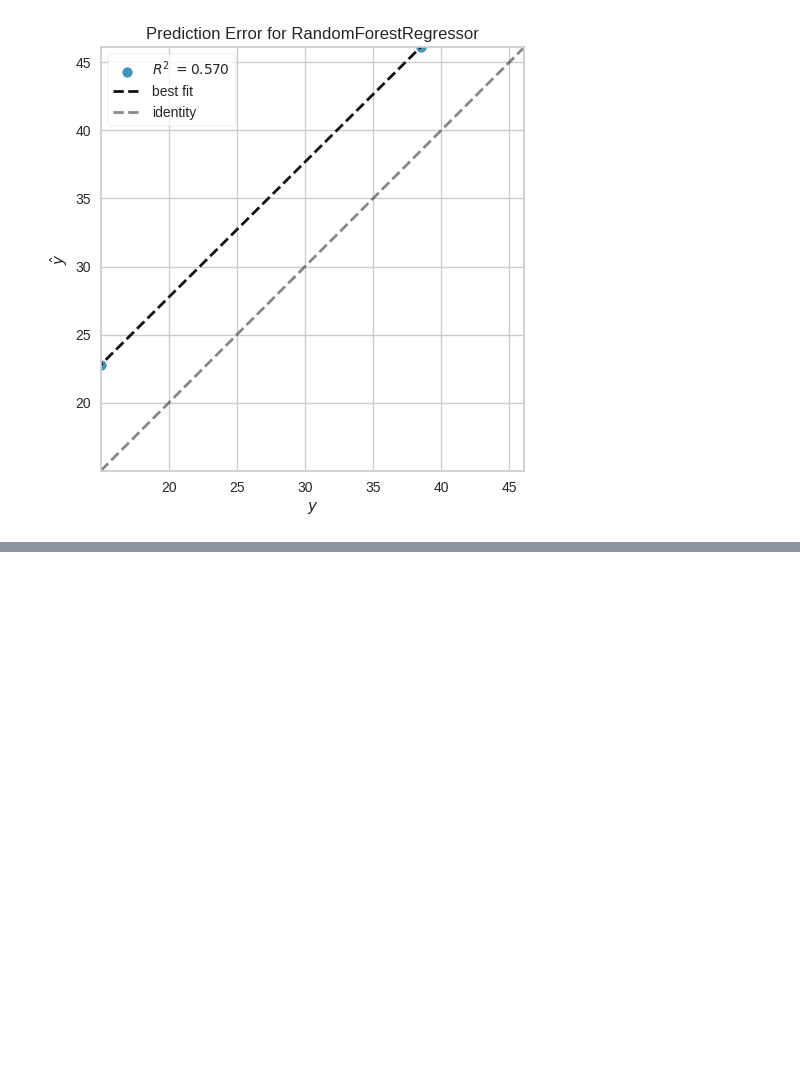
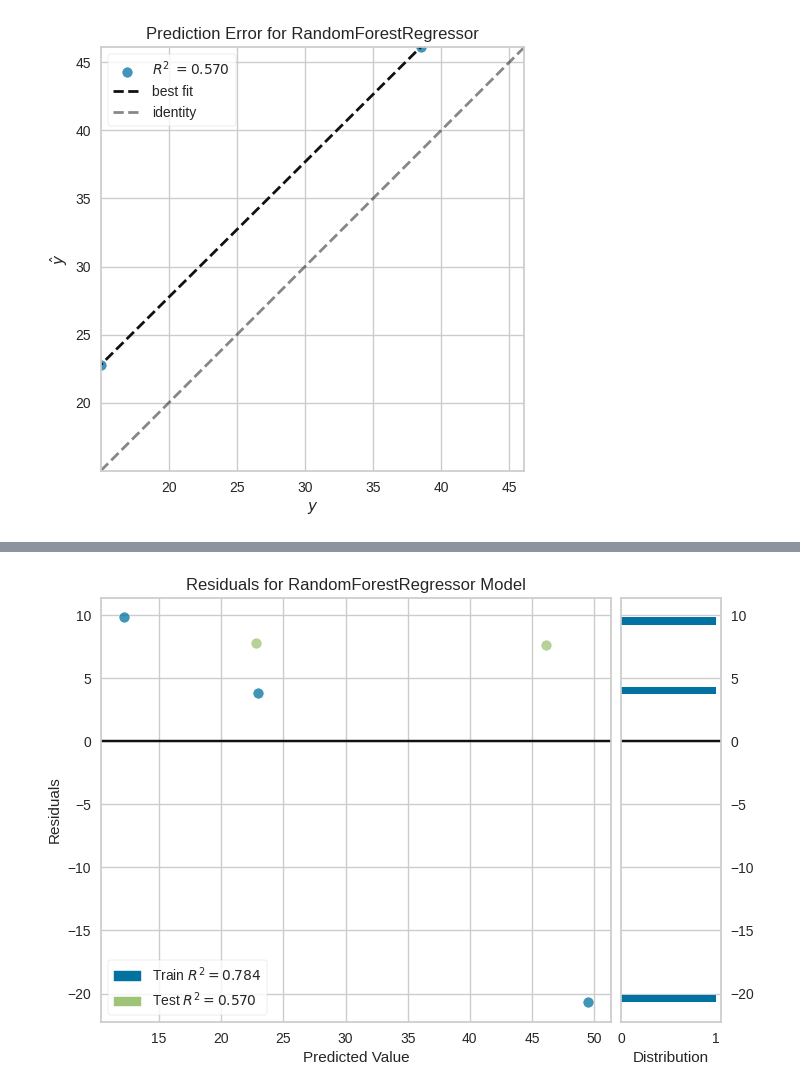
Before and after one commit to evs-11/IA-aumentada-prevision-de-atrasos-de-vuelos, a Jupyter notebook: optimización_aeroportuaria_Untitled5.ipynb, the cells around one changed output, grey strips where cells are left out. Saved outputs shown, nothing was run; the diff lists cells and outputs as text; code cells hidden in the pictures; blank space fills up the shorter version.

```diff
--- a/optimización_aeroportuaria_Untitled5.ipynb
+++ b/optimización_aeroportuaria_Untitled5.ipynb
@@ -762,0 +773,6 @@ visualizer = prediction_error(modelo, X_train, y_train, X_test, y_test);
+# %%
+from yellowbrick.regressor import residuals_plot
+
+viz = residuals_plot(modelo, X_train, y_train, X_test, y_test);
+# %% [output]
+[figure, added]
```
Also changed, not shown: parts of 2 cells of this notebook.
